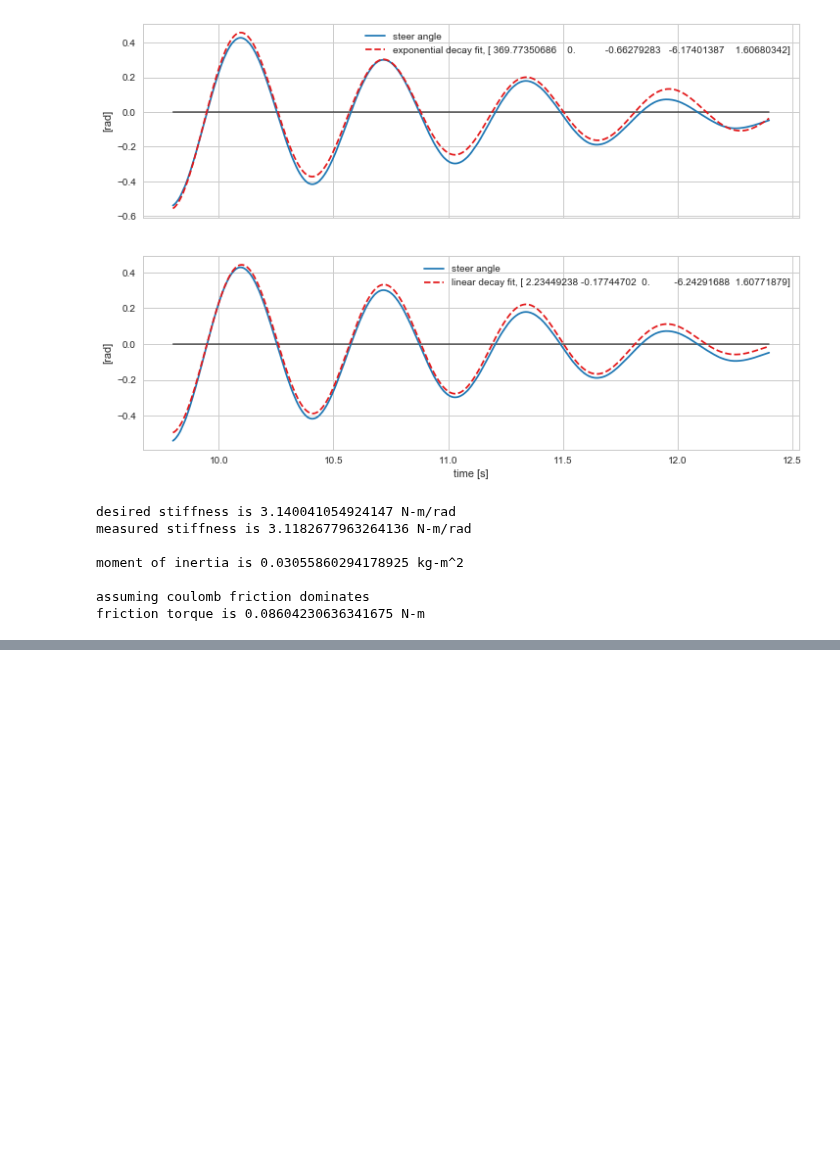
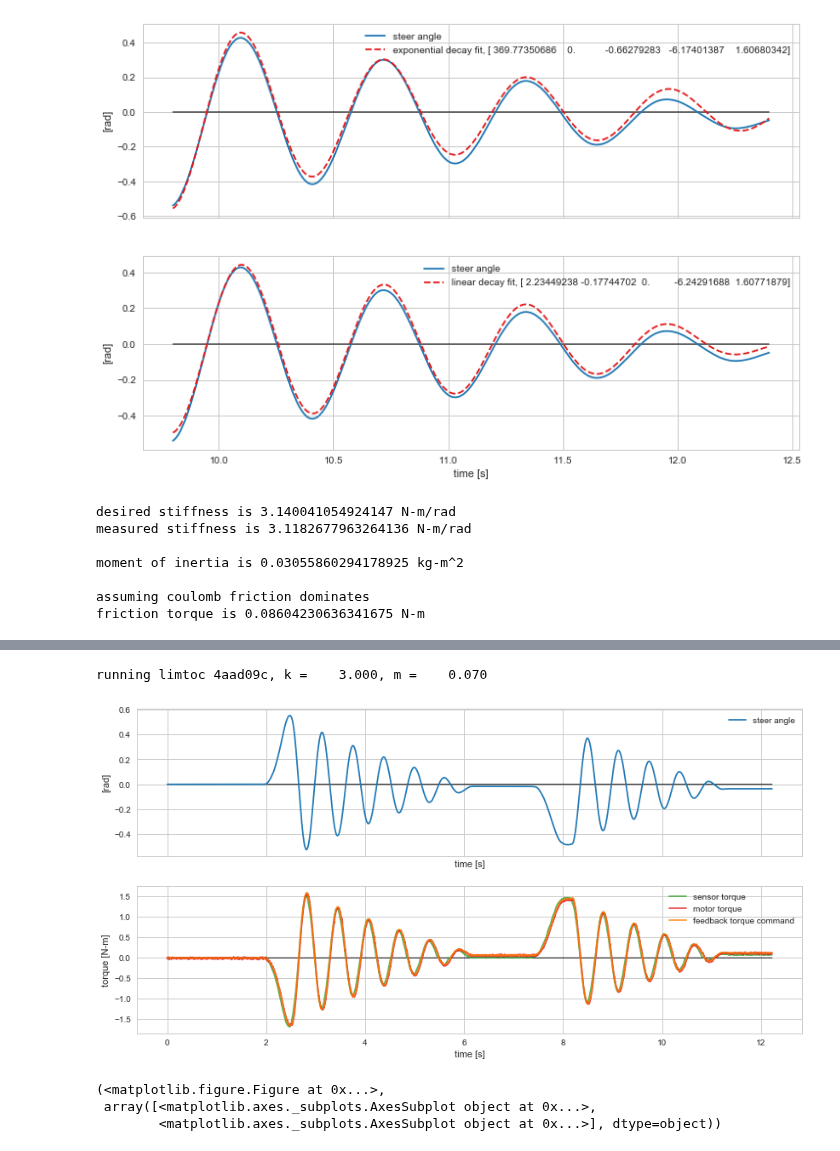
Before and after one commit to oliverlee/phobos, a Jupyter notebook: projects/limtoc/check_model_parameters.ipynb, the cells around one changed output, grey strips where cells are left out. Drawn from its saved outputs; the diff is of its cells as text; code cells hidden in the pictures; blank space fills up the shorter version.

```diff
--- a/projects/limtoc/check_model_parameters.ipynb
+++ b/projects/limtoc/check_model_parameters.ipynb
@@ -218,0 +246,9 @@ friction torque is 0.08604230636341675 N-m
+# %%
+data = load_log('k3m0.07.log.gz')
+plot_log(data)
+# %% [output]
+running limtoc 4aad09c, k =    3.000, m =    0.070
+[figure, added]
+(<matplotlib.figure.Figure at 0x...>,
+ array([<matplotlib.axes._subplots.AxesSubplot object at 0x...>,
+        <matplotlib.axes._subplots.AxesSubplot object at 0x...>], dtype=object))
```
Also changed, not shown: parts of 5 cells of this notebook, 7 other files.
